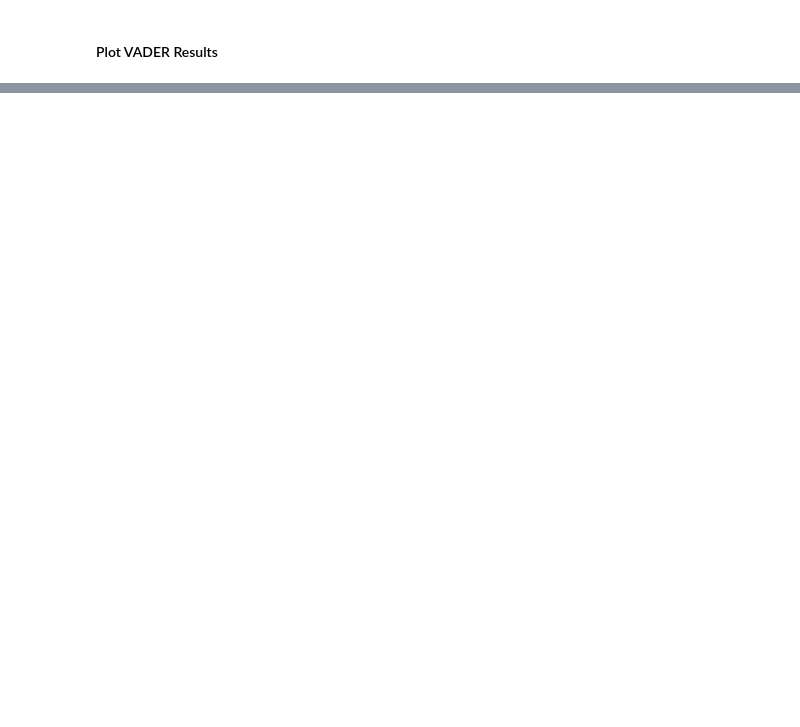
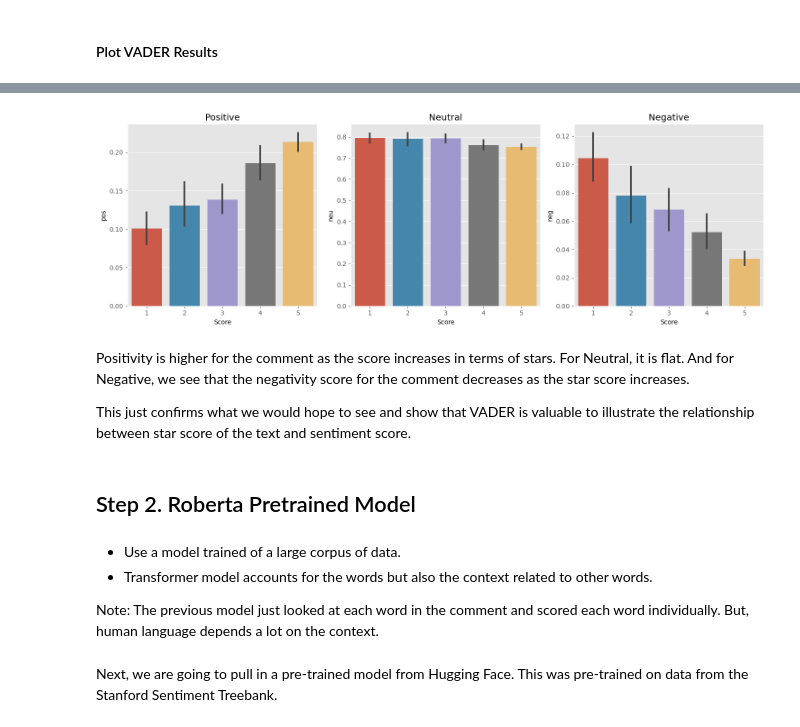
Before and after one commit to analyticsbyted/sentiment_analysis, a Jupyter notebook: sentiment.ipynb, the cells around one changed output, grey strips where cells are left out. Saved outputs shown, nothing was run; the diff lists cells and outputs as text; code cells hidden in the pictures; blank space fills up the shorter version.

```diff
--- a/sentiment.ipynb
+++ b/sentiment.ipynb
@@ -173,0 +178,24 @@ plt.show()
+# %%
+fig, axs = plt.subplots(1, 3, figsize=(15, 5))
+sns.barplot(data=vaders, x='Score', y='pos', ax=axs[0])
+sns.barplot(data=vaders, x='Score', y='neu', ax=axs[1])
+sns.barplot(data=vaders, x='Score', y='neg', ax=axs[2])
+axs[0].set_title('Positive')
+axs[1].set_title('Neutral')
+axs[2].set_title('Negative')
+
+plt.tight_layout()
+plt.show()
+# %% [output]
+[figure, added]
+# %% [markdown]
+Positivity is higher for the comment as the score increases in terms of stars.  For Neutral, it is flat.  And for Negative, we see that the negativity score for the comment decreases as the star score increases.
+
+This just confirms what we would hope to see and show that VADER is valuable to illustrate the relationship between star score of the text and sentiment score.
+# %% [markdown]
+## Step 2. Roberta Pretrained Model
+# %% [markdown]
+* Use a model trained of a large corpus of data.
+* Transformer model accounts for the words but also  the context related to other words.
+
+Note:  The previous model just looked at each word in the comment and scored each word individually. But, human language depends a lot on the context.
@@ -173,0 +205,2 @@ plt.show()
+# %% [markdown]
+Next, we are going to pull in a pre-trained model from Hugging Face. This was pre-trained on data from the Stanford Sentiment Treebank.
```
Also changed, not shown: parts of 40 cells of this notebook, 2 other files.
